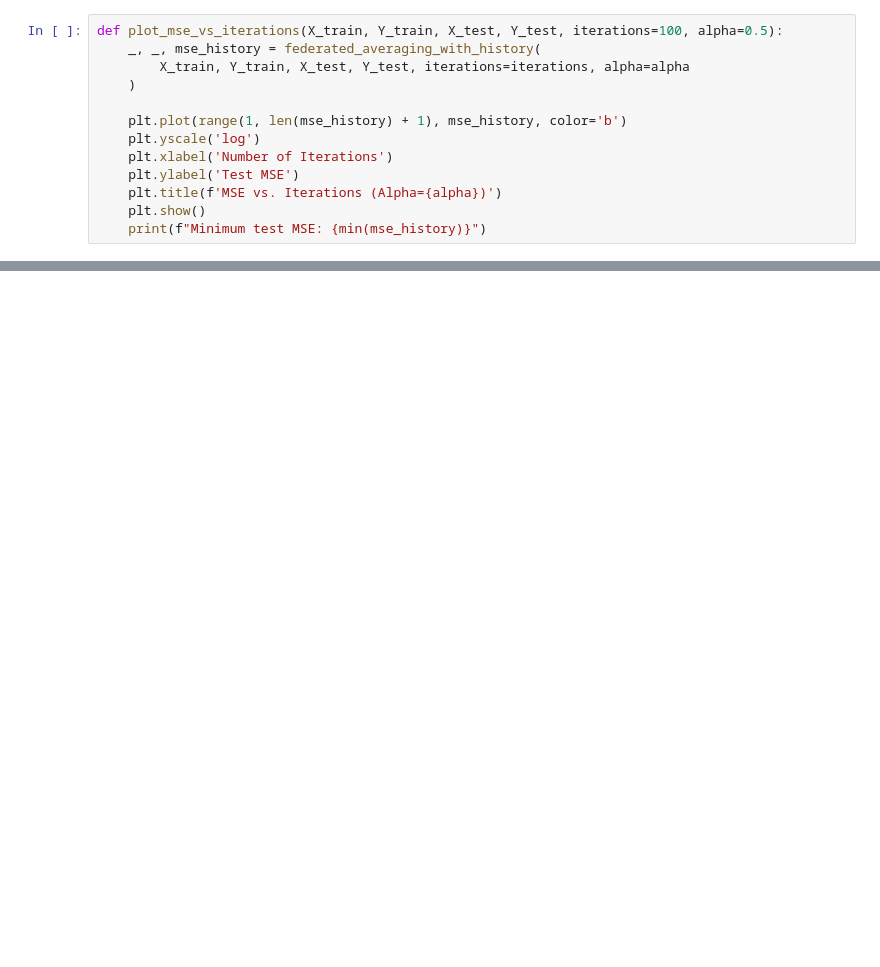
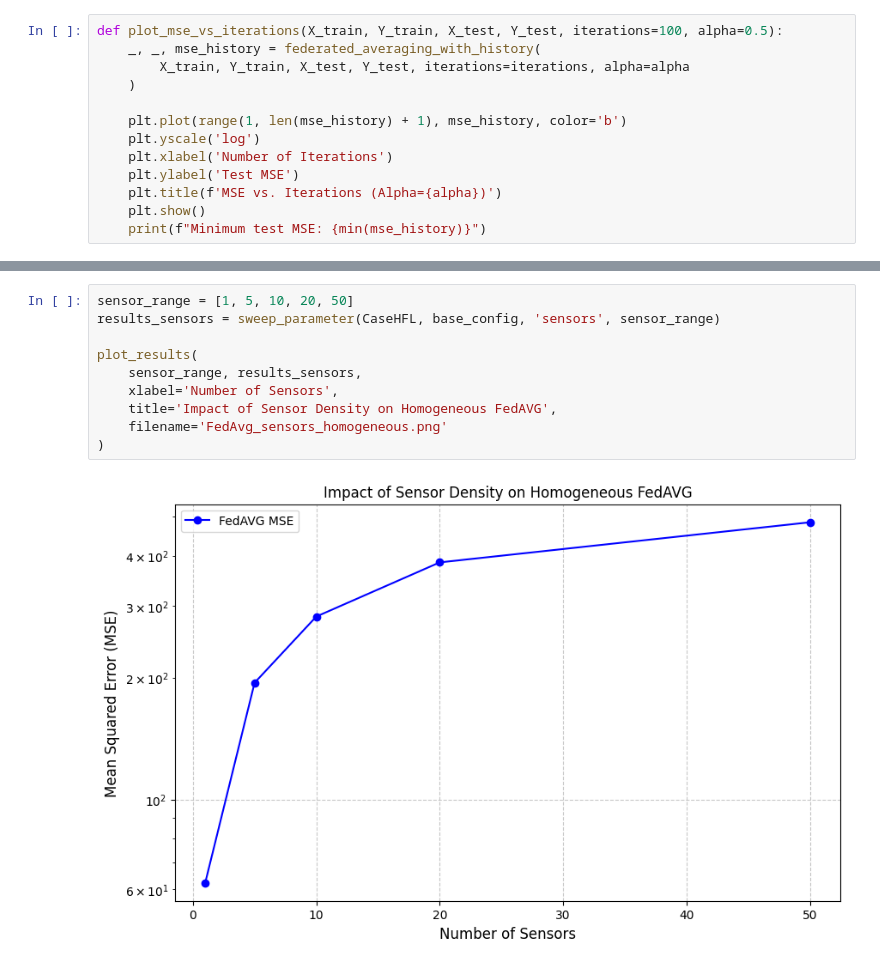
Before and after one commit to RitenkumarPatel/CS-536-Final-Project, a Jupyter notebook: FedAvg.ipynb, the cells around one changed output, grey strips where cells are left out. Cells and saved outputs as stored; diff of their text form; blank space fills up the shorter version.

```diff
--- a/FedAvg.ipynb
+++ b/FedAvg.ipynb
@@ -140,0 +222,12 @@ Minimum test MSE: 2144.1393338675616
+# %%
+sensor_range = [1, 5, 10, 20, 50]
+results_sensors = sweep_parameter(CaseHFL, base_config, 'sensors', sensor_range)
+
+plot_results(
+    sensor_range, results_sensors,
+    xlabel='Number of Sensors',
+    title='Impact of Sensor Density on Homogeneous FedAVG',
+    filename='FedAvg_sensors_homogeneous.png'
+)
+# %% [output]
+[figure, added]
```
Also changed, not shown: parts of 10 cells of this notebook, 16 other files.
